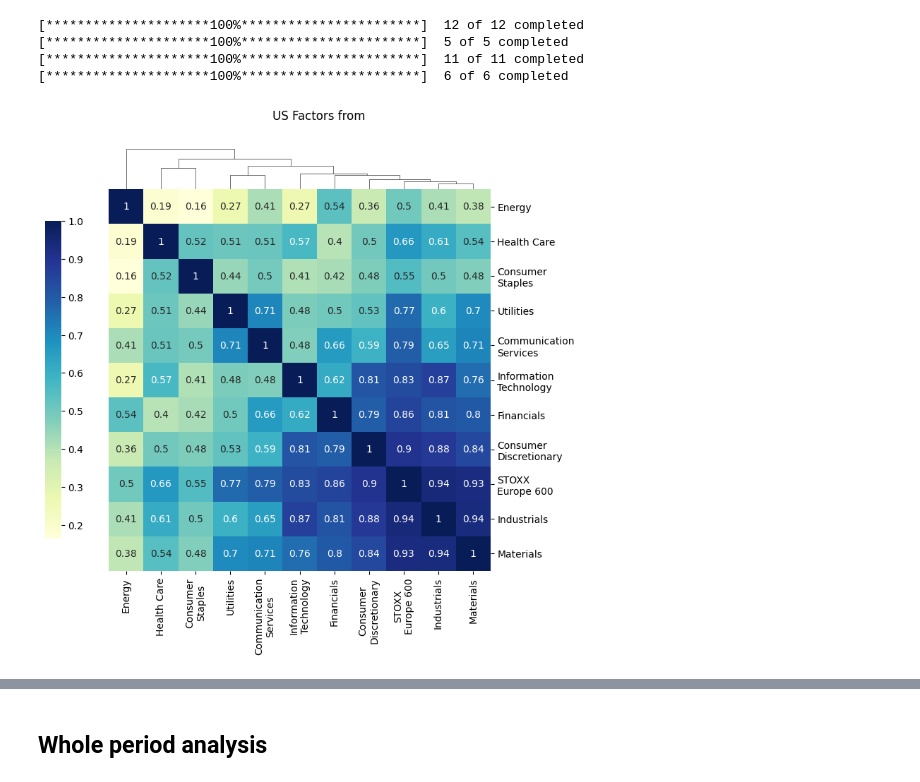
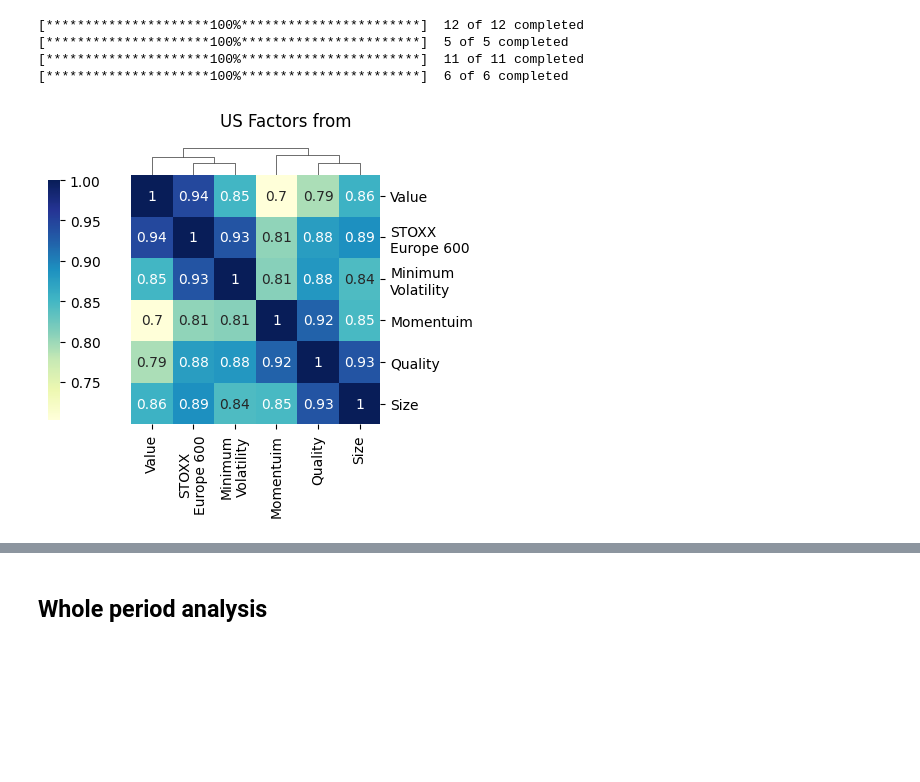
Before and after one commit to FilippoCaramatti/Sectors_Factors, a Jupyter notebook: prova.ipynb, the cells around one changed output, grey strips where cells are left out. Cells and saved outputs as stored; diff of their text form; code cells hidden in the pictures; blank space fills up the shorter version.

```diff
--- a/prova.ipynb
+++ b/prova.ipynb
@@ -201,12 +205,12 @@ def cluster_analysis(returns, s_date, e_date):
 # %%
 from matplotlib.pyplot import colorbar
 
 
-plot = sns.clustermap(eu_sectors_returns.corr(), cmap="YlGnBu", annot=True, figsize=(7.5, 7.5),
-    cbar_pos=(-0.02, 0.24, .03, .6),
+plot = sns.clustermap(eu_factors_returns.corr(), cmap="YlGnBu", annot=True, figsize=(4, 4),
+    cbar_pos=(-0.1, 0.28, .03, .6),
     dendrogram_ratio=0.1
 )
 plot.fig.suptitle('US Factors from ',  y=1.05)
 plot.ax_row_dendrogram.set_visible(False)
 # %% [output]
-[figure, old version]
+[figure, new version]
```
Also changed, not shown: parts of 17 cells of this notebook.
